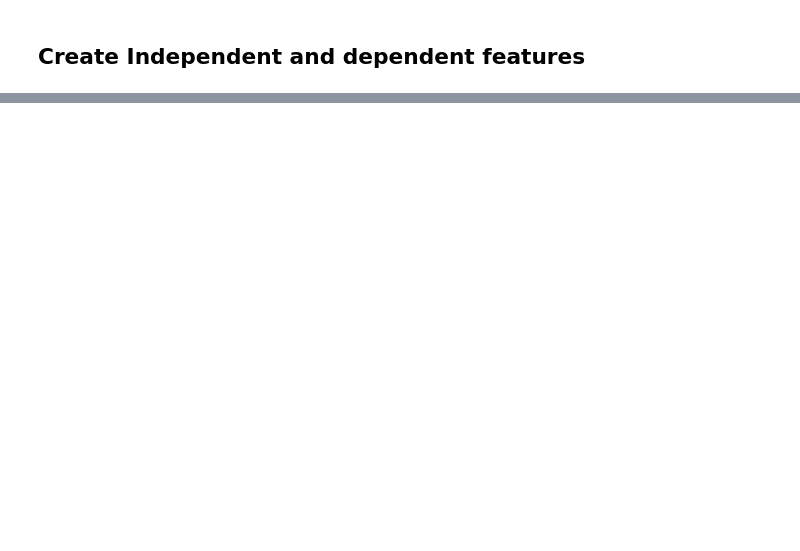
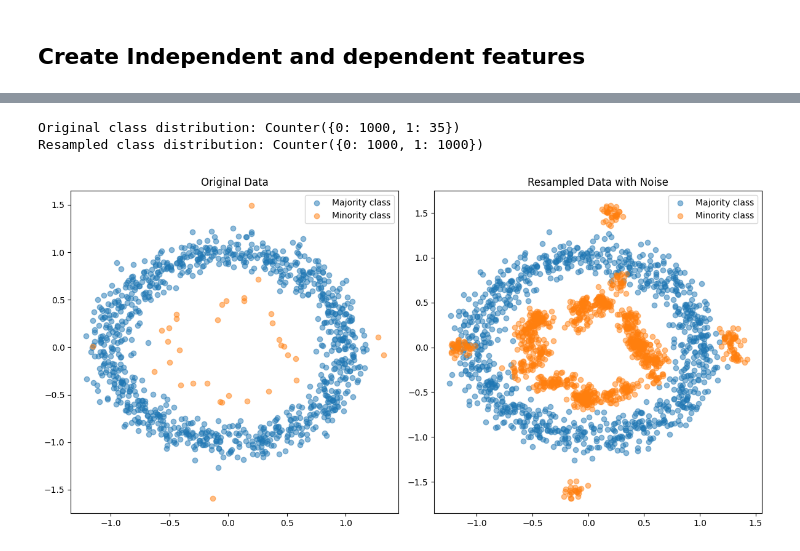
Before and after one commit to Zenobia000/MachineLearning-ds-fundamental, a Jupyter notebook: MachienLearning_v3/Part 1-2 - ImbalanceDataHandling/OverSampling.ipynb, the cells around one changed output, grey strips where cells are left out. Cells and saved outputs as stored; diff of their text form; code cells hidden in the pictures; blank space fills up the shorter version.

```diff
--- a/MachienLearning_v3/Part 1-2 - ImbalanceDataHandling/OverSampling.ipynb
+++ b/MachienLearning_v3/Part 1-2 - ImbalanceDataHandling/OverSampling.ipynb
@@ -269,0 +209,62 @@ KeyboardInterrupt:
+# %%
+# Import necessary libraries
+from imblearn.over_sampling import RandomOverSampler
+from collections import Counter
+import pandas as pd
+import numpy as np
+from sklearn.decomposition import PCA
+import matplotlib.pyplot as plt
+
+# Load the dataset
+
+X = df.drop('Class', axis=1)
+y = df['Class']
+
+# Check the original class distribution
+print(f"Original class distribution: {Counter(y)}")
+
+# Initialize the RandomOverSampler
+ros = RandomOverSampler(random_state=42)
+
+# Apply random oversampling
+X_resampled, y_resampled = ros.fit_resample(X, y)
+
+# Check the resampled class distribution
+print(f"Resampled class distribution: {Counter(y_resampled)}")
+
+# Function to add noise to the resampled data
+def add_noise(X, noise_level=0.05):
+    noise = np.random.normal(0, noise_level, X.shape)
+    X_noisy = X + noise
+    return X_noisy
+
+# Add noise to the minority class instances
+X_resampled_noisy = add_noise(X_resampled)
+
+# 為了視覺化方便，挑兩個特徵出來
+X_pca_original = X[["PCA1", "PCA2"]].values
+X_pca_resampled_noisy = X_resampled_noisy[["PCA1", "PCA2"]].values
+
+
+plt.figure(figsize=(12, 6))
+
+# Original data
+plt.subplot(1, 2, 1)
+plt.scatter(X_pca_original[y == 0, 0], X_pca_original[y == 0, 1], alpha=0.5, label='Majority class')
+plt.scatter(X_pca_original[y == 1, 0], X_pca_original[y == 1, 1], alpha=0.5, label='Minority class')
+plt.title('Original Data')
+plt.legend()
+
+# Resampled data with noise
+plt.subplot(1, 2, 2)
+plt.scatter(X_pca_resampled_noisy[y_resampled == 0, 0], X_pca_resampled_noisy[y_resampled == 0, 1], alpha=0.5, label='Majority class')
+plt.scatter(X_pca_resampled_noisy[y_resampled == 1, 0], X_pca_resampled_noisy[y_resampled == 1, 1], alpha=0.5, label='Minority class')
+plt.title('Resampled Data with Noise')
+plt.legend()
+
+plt.tight_layout()
+plt.show()
+# %% [output]
+Original class distribution: Counter({0: 1000, 1: 35})
+Resampled class distribution: Counter({0: 1000, 1: 1000})
+[figure, added]
```
Also changed, not shown: parts of 42 cells of this notebook, 2 other files.
